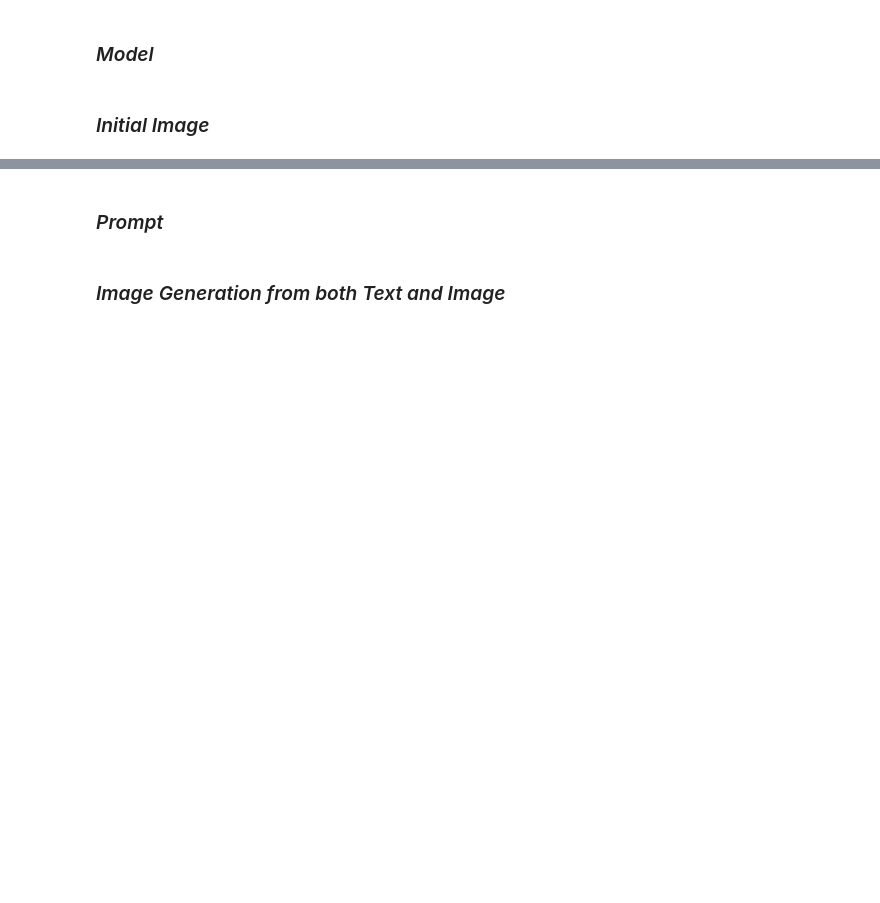
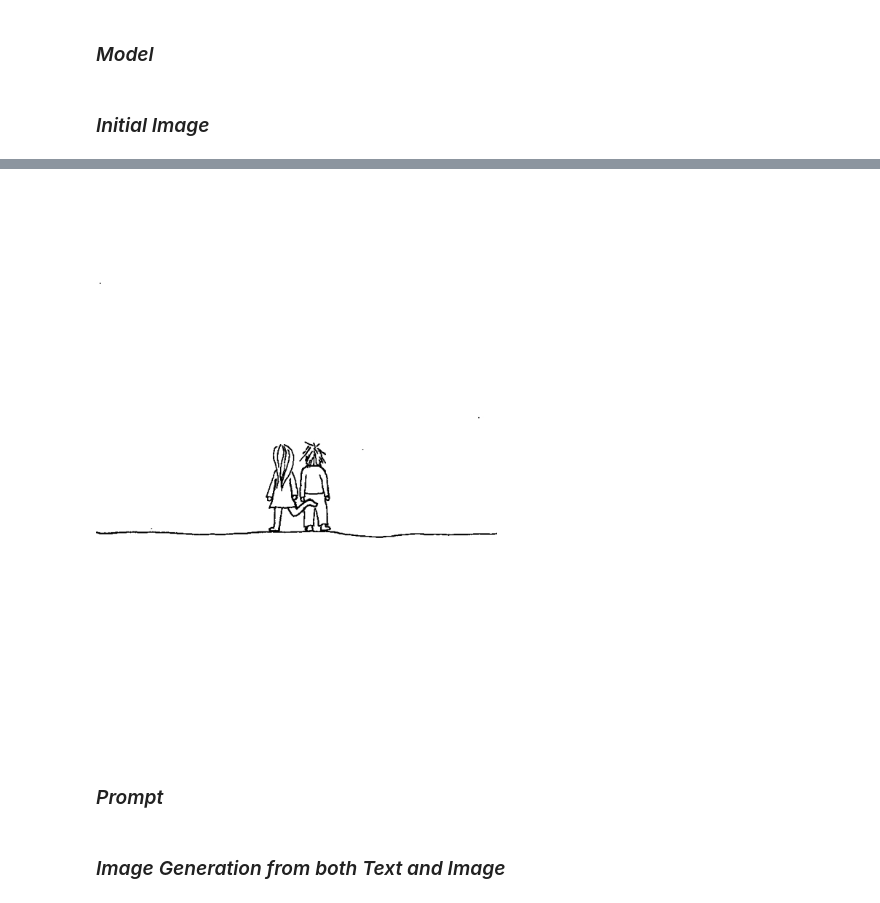
Before and after one commit to jkchandalia/nlpower, a Jupyter notebook: notebooks/4.0 Generative_AI.ipynb, the cells around one changed output, grey strips where cells are left out. Drawn from its saved outputs; the diff is of its cells as text; code cells hidden in the pictures; blank space fills up the shorter version.

```diff
--- a/notebooks/4.0 Generative_AI.ipynb
+++ b/notebooks/4.0 Generative_AI.ipynb
@@ -202,3 +226,7 @@ init_image = Image.open(BytesIO(response.content)).convert("RGB")
 init_image.thumbnail((768, 768))
+# %%
+init_image
+# %% [output]
+[figure, added]
 # %% [markdown]
 ### *Prompt*
```
Also changed, not shown: parts of 9 cells of this notebook.
